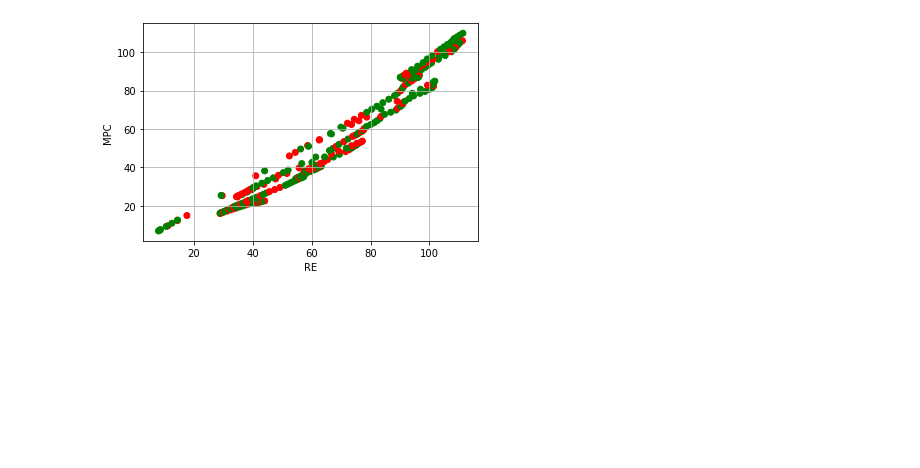
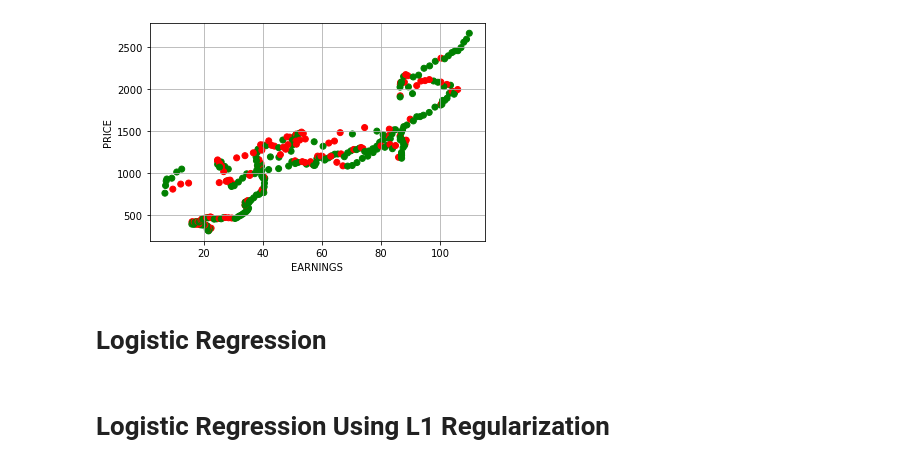
Before and after one commit to matt-swartz/S-P500-Machine-Learning-Project, a Jupyter notebook: final_proj.ipynb, the cells around one changed output. Drawn from its saved outputs; the diff is of its cells as text; code cells hidden in the pictures; blank space fills up the shorter version.

Commit message:
Added Logistic Regression

```diff
--- a/final_proj.ipynb
+++ b/final_proj.ipynb
@@ -14,9 +27,12 @@ names =[
 df = pd.read_csv('data_csv.csv', header=0, names=names, na_values='?')
 # remove na values
 df = df.dropna()
+# encode monthly percent change where positive month = 1, negative month = 0
+df['MPC'] = np.where((df.MPC)>=0,1,0)
 
 # checking data
-# df.head(6)
+df.head(6)
+# print(df.shape)
 # num_samples = df.shape[0]
 # num_attributes = df.shape[1]
 # print(num_samples, num_attributes)
@@ -23,13 +47,15 @@ df = df.dropna()
 # %%
 # response vector of monthly % change
 classifier = np.array(df['MPC'])
-y = np.array(df['EARNINGS'])
-X = np.array(df['RE'])
+y = np.array(df['PRICE'])
+X = np.array(df['EARNINGS'])
 # %%
-col = np.where(classifier>=0,'g','r')
+col = np.where(classifier<=0,'r','g')
 plt.scatter(X,y,c=col)
-plt.xlabel('RE')
-plt.ylabel('MPC')
+plt.xlabel('EARNINGS')
+plt.ylabel('PRICE')
 plt.grid(True)
 # %% [output]
-[figure, old version]
+[figure, new version]
+# %% [markdown]
+# Logistic Regression
@@ -35,0 +82,2 @@ plt.grid(True)
+# %% [markdown]
+# Logistic Regression Using L1 Regularization
```
Also changed, not shown: parts of 19 cells of this notebook, 1 other file.
